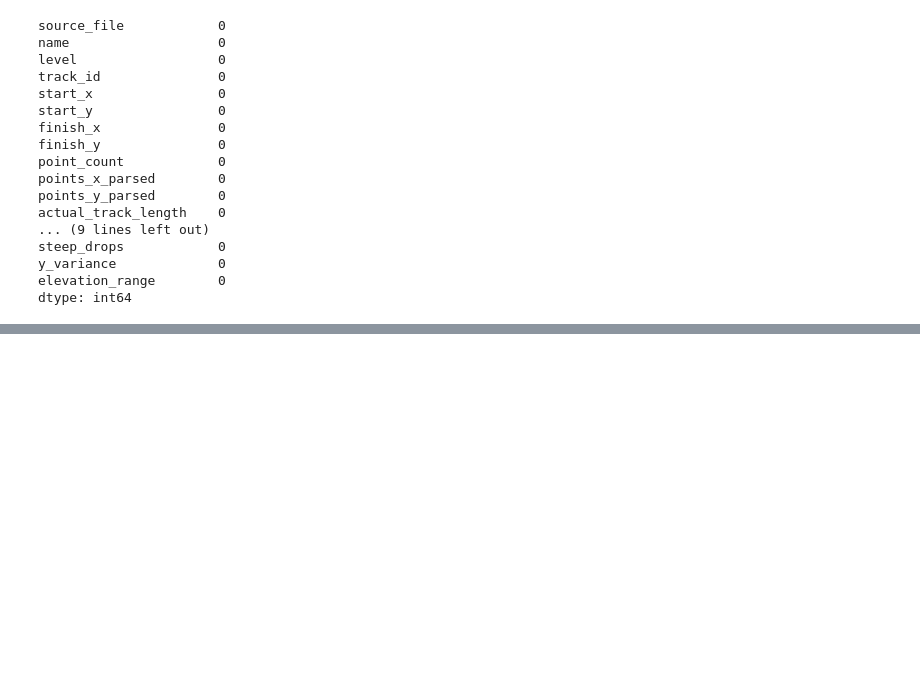
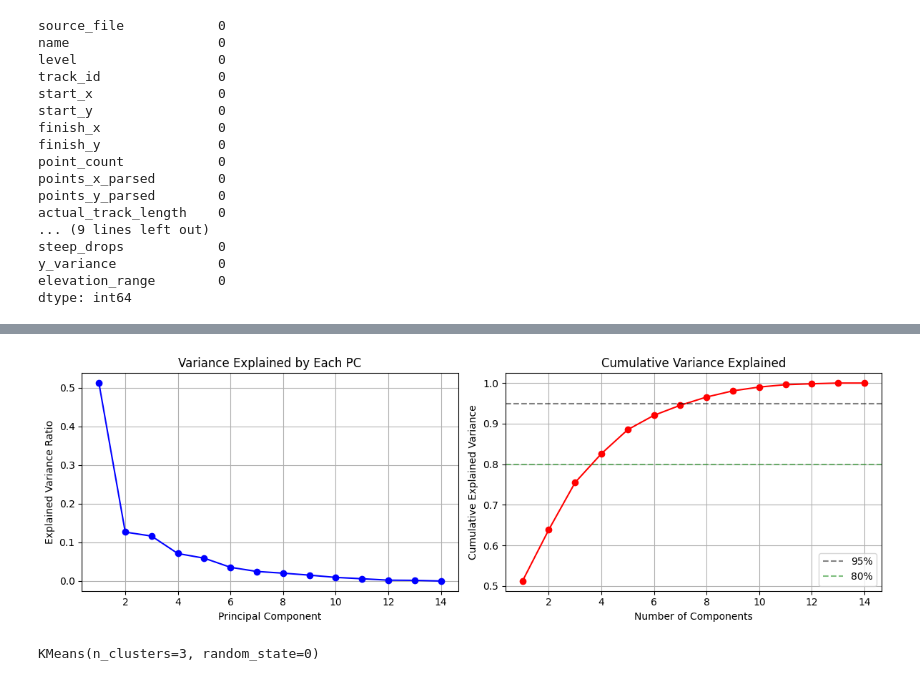
Before and after one commit to mtdph0en1x/Gravity, a Jupyter notebook: Untitled.ipynb, the cells around one changed output, grey strips where cells are left out. Cells and saved outputs as stored; diff of their text form; code cells hidden in the pictures; blank space fills up the shorter version.

Commit message:
Feature scaling, PCA, Finding the best suited K for KMeans clustering.

```diff
--- a/Untitled.ipynb
+++ b/Untitled.ipynb
@@ -385,0 +351,6 @@ plot_track_from_df_cleaned(df,978)
+# %%
+features=['actual_track_length', 'straight_distance',
+       'track_efficiency', 'y_variance', 'elevation_range', 'climbs', 'drops',
+       'flat_sections', 'climb_distance', 'drop_distance', 'flat_distance',
+       'steep_climbs', 'steep_drops','direction_changes'
+         ]
@@ -385,0 +402,12 @@ plot_track_from_df_cleaned(df,978)
+# %%
+df.dropna(axis=0,inplace = True)
+# %%
+from sklearn.preprocessing import StandardScaler
+from sklearn.decomposition import PCA
+
+X = df[features].fillna(0)
+scaler = StandardScaler()
+X_scaled = scaler.fit_transform(X)
+
+pca = PCA()
+X_pca = pca.fit_transform(X_scaled)
@@ -385,0 +436,34 @@ plot_track_from_df_cleaned(df,978)
+# %%
+# Plot explained variance
+plt.figure(figsize=(12, 4))
+
+plt.subplot(1, 2, 1)
+plt.plot(range(1, len(pca.explained_variance_ratio_) + 1),
+         pca.explained_variance_ratio_, 'bo-')
+plt.xlabel('Principal Component')
+plt.ylabel('Explained Variance Ratio')
+plt.title('Variance Explained by Each PC')
+plt.grid(True)
+
+plt.subplot(1, 2, 2)
+plt.plot(range(1, len(pca.explained_variance_ratio_) + 1),
+         np.cumsum(pca.explained_variance_ratio_), 'ro-')
+plt.xlabel('Number of Components')
+plt.ylabel('Cumulative Explained Variance')
+plt.title('Cumulative Variance Explained')
+plt.axhline(y=0.95, color='k', linestyle='--', alpha=0.5, label='95%')
+plt.axhline(y=0.80, color='g', linestyle='--', alpha=0.5, label='80%')
+plt.legend()
+plt.grid(True)
+
+plt.tight_layout()
+plt.show()
+# %% [output]
+[figure, added]
+# %%
+from sklearn.cluster import KMeans
+
+kmeans = KMeans(n_clusters = 3, random_state = 0, n_init='auto')
+kmeans.fit(X_scaled)
+# %% [output]
+KMeans(n_clusters=3, random_state=0)
```
Also changed, not shown: parts of 20 cells of this notebook.
